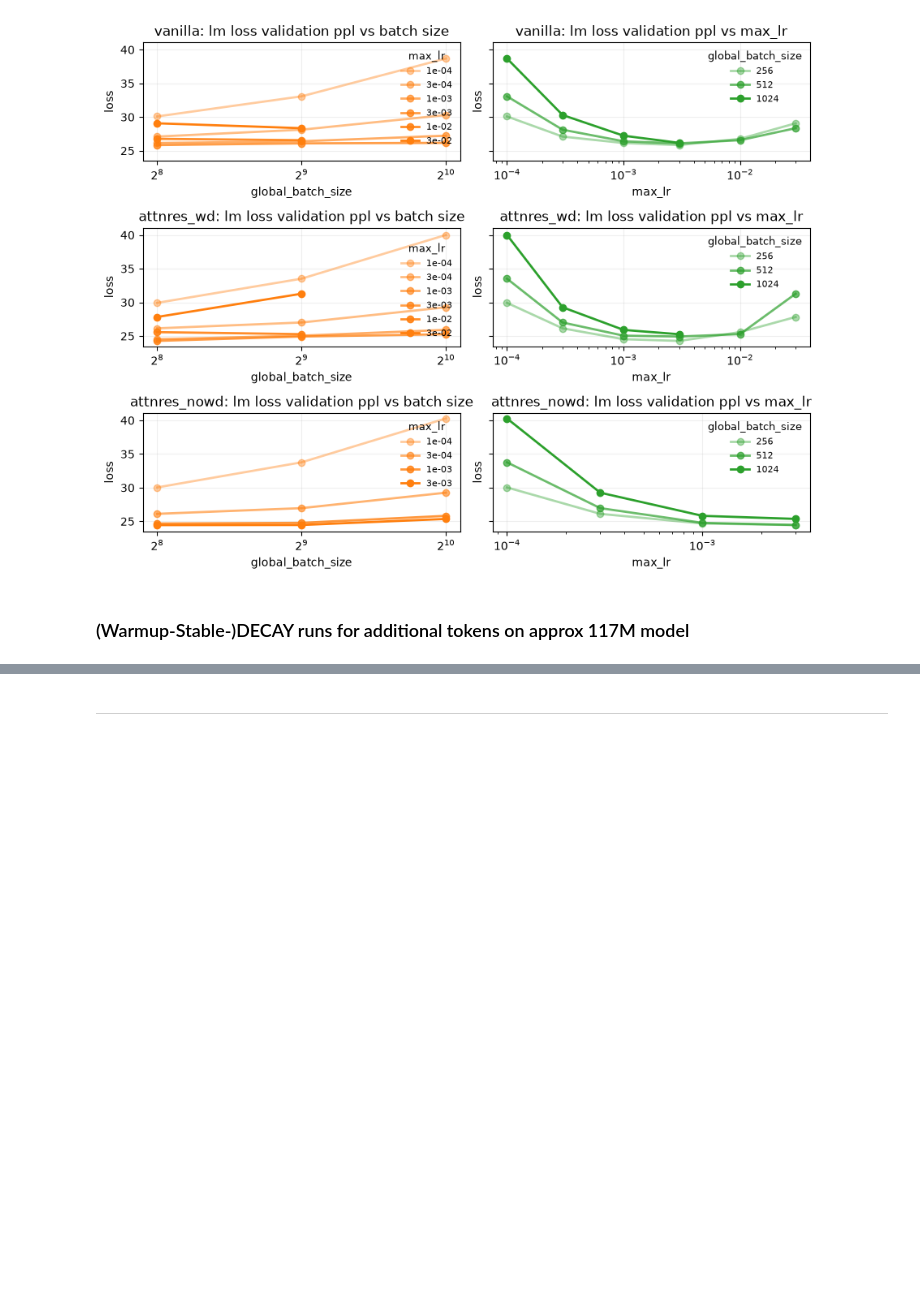
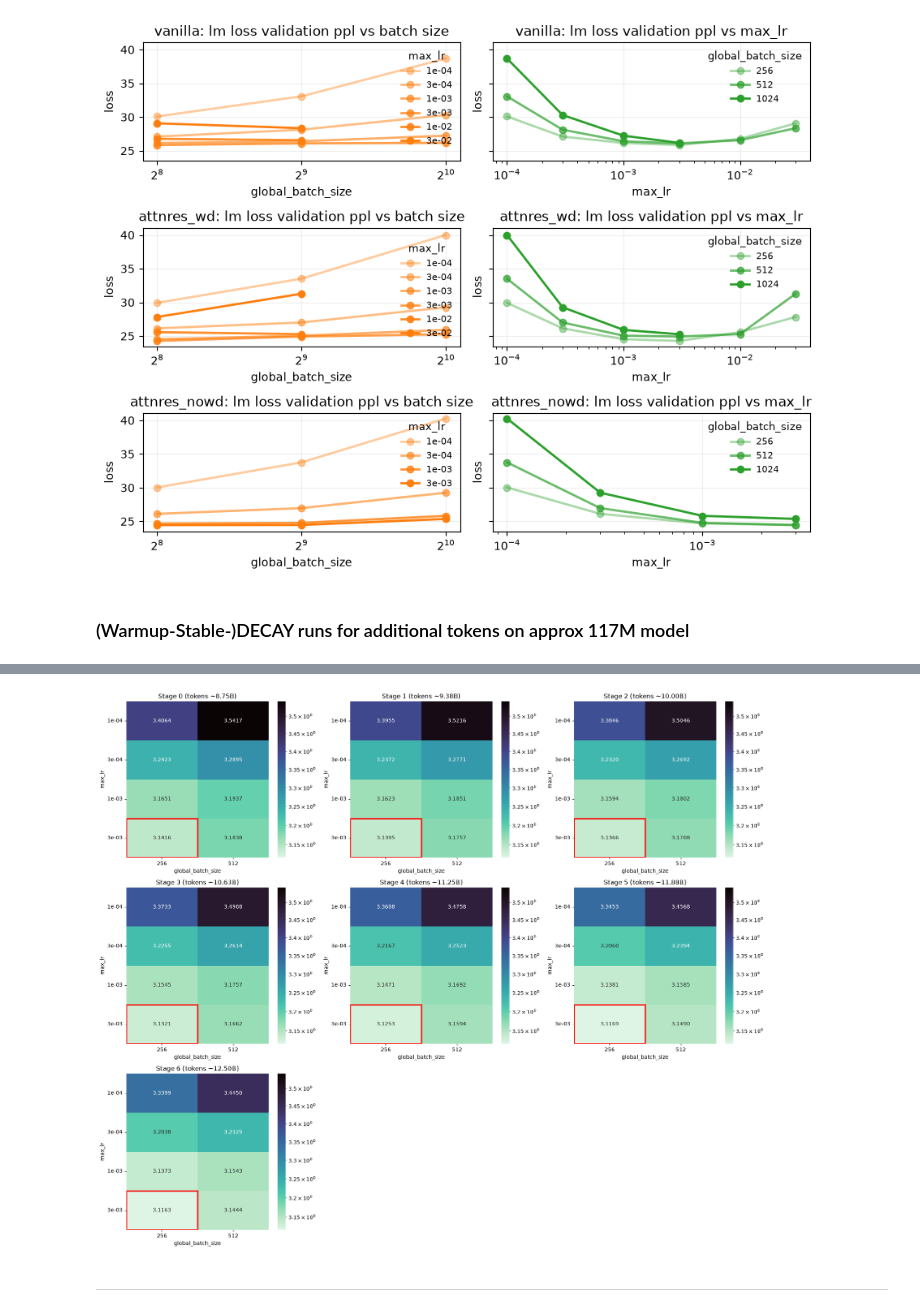
Before and after one commit to Neeratyoy/MegatronScaling, a Jupyter notebook: playground/notebooks/hp_analysis.ipynb, the cells around one changed output, grey strips where cells are left out. Cells and saved outputs as stored; diff of their text form; code cells hidden in the pictures; blank space fills up the shorter version.

```diff
--- a/playground/notebooks/hp_analysis.ipynb
+++ b/playground/notebooks/hp_analysis.ipynb
@@ -620,7 +536,0 @@ _df = full_df.loc[(full_df["method"] == "attnres_wd") & (full_df.lr_wsd_decay_it
-# %%
-result = (
-    _df
-    .sort_values("step")
-    .groupby(["lr", "global_batch_size"])["total_tokens"]
-    .first()
-)
@@ -627,3 +539,13 @@ result = (
 # %%
-result
+# filtering:
+## branch 0: the no-decay branch
+## attention-residuals
+## ignoring batch size 1024
+
+branch_df = full_df.loc[
+    (full_df.lr_wsd_decay_iters != 0) &
+    (full_df["method"] == "attnres_wd") &
+    (full_df.global_batch_size != 1024)
+].copy()
+branch_df.groupby(["global_batch_size"])["lr_wsd_decay_iters"].unique()
 # %% [output]
@@ -666,2 +592,49 @@ Name: total_tokens, dtype: float64
+# %%
+# assumes all gbs share the same number (and aligned order) of common decay positions
+n_heatmaps = min(len(c) for c in common_by_gbs.values())
+
+# build all results first so we can compute a shared vmin/vmax
+all_results = []
+for pos in range(n_heatmaps):
+    rows = []
+    for gbs, common in common_by_gbs.items():
+        decay = common[pos]
+        sub = branch_df.loc[
+            (branch_df["global_batch_size"] == gbs) &
+            (branch_df["lr_wsd_decay_iters"] == decay)
+        ]
+        last_vals = (
+            sub.sort_values("step")
+            .groupby("lr")[Y_METRIC]
+            .last()
+        )
+        for lr, val in last_vals.items():
+            rows.append({"lr": lr, "global_batch_size": gbs, Y_METRIC: val})
+
+    result = pd.DataFrame(rows).set_index(["lr", "global_batch_size"])[Y_METRIC]
+    all_results.append(result)
+
+# shared color scale across all heatmaps
+vmin = min(r.min() for r in all_results)
+vmax = max(r.max() for r in all_results)
+SHARED_RANGE = [vmin, vmax]
+
+ncols = min(n_heatmaps, 3)
+nrows = (n_heatmaps + ncols - 1) // ncols
+
+fig, axes = plt.subplots(nrows, ncols, figsize=(ncols * 6, nrows * 5), squeeze=False)
+axes = axes.flatten()
+
+for pos, (ax, result) in enumerate(zip(axes, all_results)):
+    tokens_at_pos = [tokens_by_gbs[gbs][pos] for gbs in common_by_gbs.keys()]
+    tok_str = ", ".join(f"{t:.2f}" for t in tokens_at_pos)
+    plot_heatmap(ax, result, title=f"Stage {pos} (tokens ~{tok_str.split(',')[0].strip()}B)", loss_range=SHARED_RANGE)
+
+for ax in axes[n_heatmaps:]:
+    ax.axis("off")
+
+plt.tight_layout()
+# %% [output]
+[figure, added]
 # %% [markdown]
 ---
```
Also changed, not shown: parts of 14 cells of this notebook.
